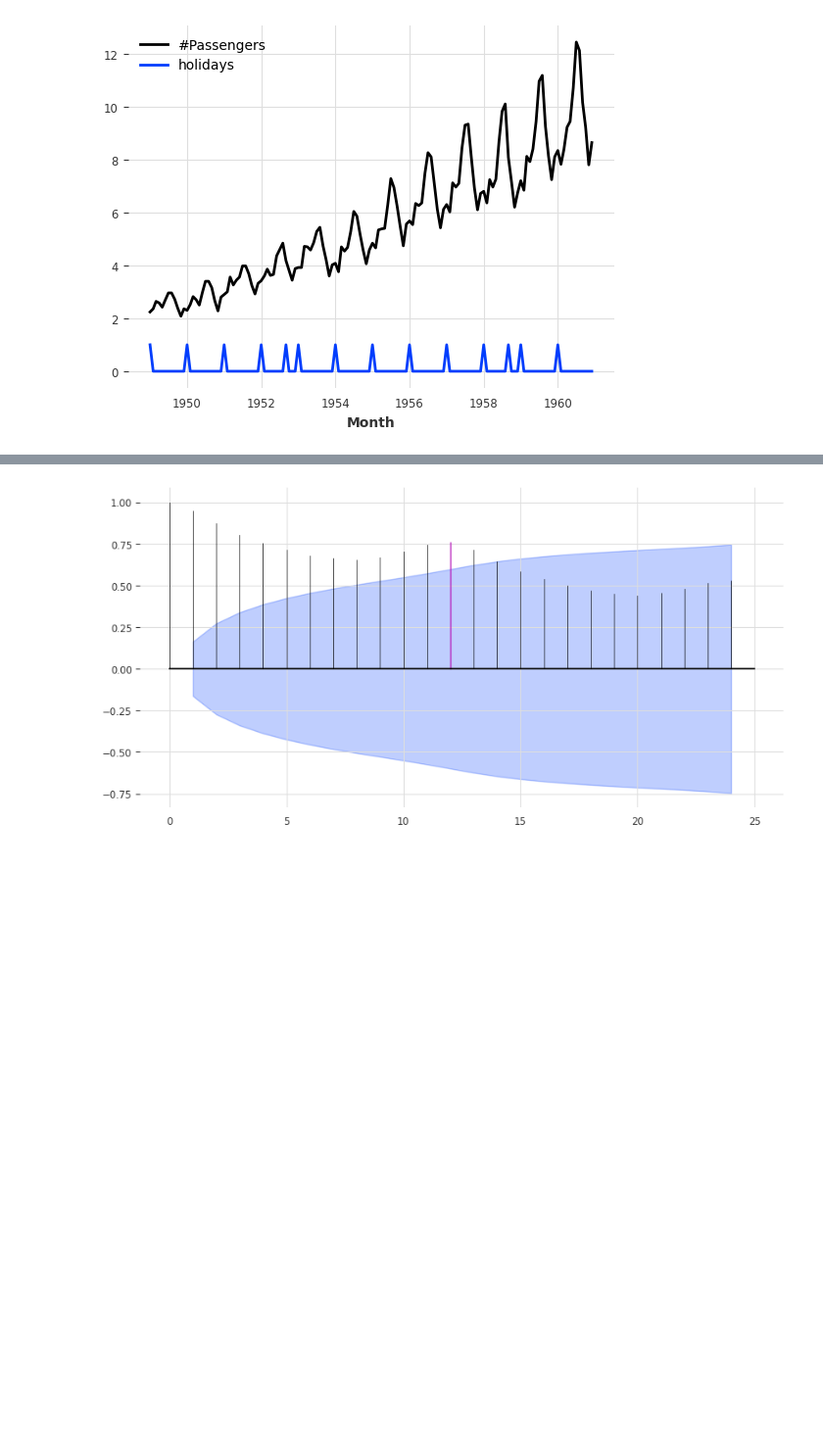
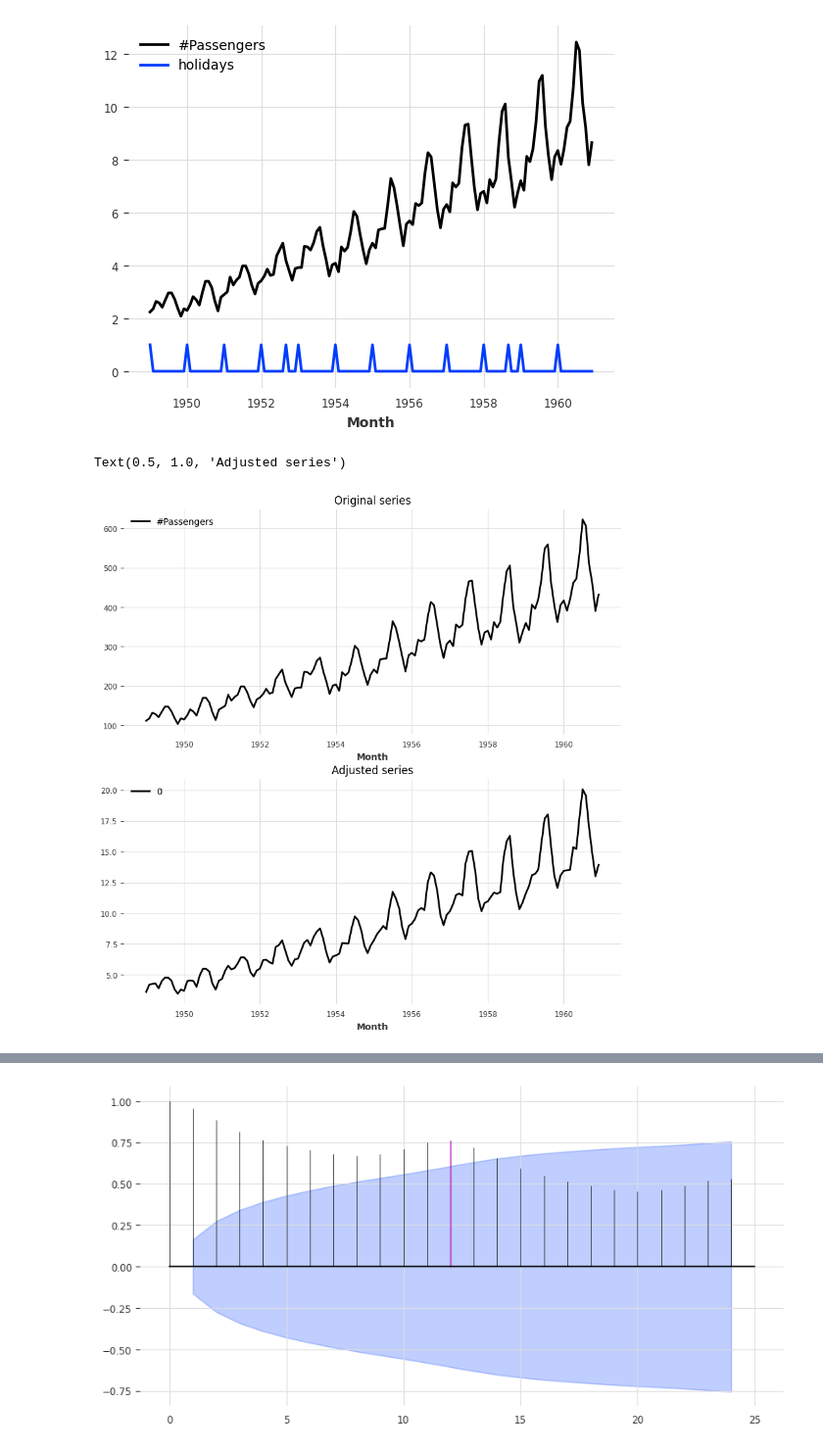
Before and after one commit to Marko-Pyeshchyk/darts-test, a Jupyter notebook: notebook/test.ipynb, the cells around one changed output, grey strips where cells are left out. Shown at 98% size. Cells and saved outputs as stored; diff of their text form; code cells hidden in the pictures; blank space fills up the shorter version.

```diff
--- a/notebook/test.ipynb
+++ b/notebook/test.ipynb
@@ -19,10 +19,8 @@ df.head(10)
 | 8 | 1949-09 | 136 |
 | 9 | 1949-10 | 119 |
 # %%
-series = TimeSeries.from_dataframe(df, time_col="Month", value_cols="#Passengers")
-#train, val = series[:-36], series[-36:]
-train, val = series.split_after(0.8)
-len(series)
+original_series = TimeSeries.from_dataframe(df, time_col="Month", value_cols="#Passengers")
+len(original_series)
 # %% [output]
 144
 # %%
@@ -32,3 +31,25 @@ check_seasonality(series)
 # %% [output]
 (True, np.int64(12))
 [figure]
+# %%
+# adjusting values dividing by the number of days in each month
+
+adjusted_values = []
+for data_point in original_series:
+    days_in_month = data_point.time_index[0].days_in_month
+    adjusted_values.append(data_point.values()[0][0]/days_in_month)
+
+adjusted_series = TimeSeries.from_times_and_values(original_series.time_index, adjusted_values)
+# %%
+plt.figure(figsize=(10,10))
+
+plt.subplot(2,1,1)
+original_series.plot()
+plt.title("Original series")
+
+plt.subplot(2,1,2)
+adjusted_series.plot()
+plt.title("Adjusted series")
+# %% [output]
+Text(0.5, 1.0, 'Adjusted series')
+[figure, added]
```
Also changed, not shown: parts of 20 cells of this notebook, 1 other file.
